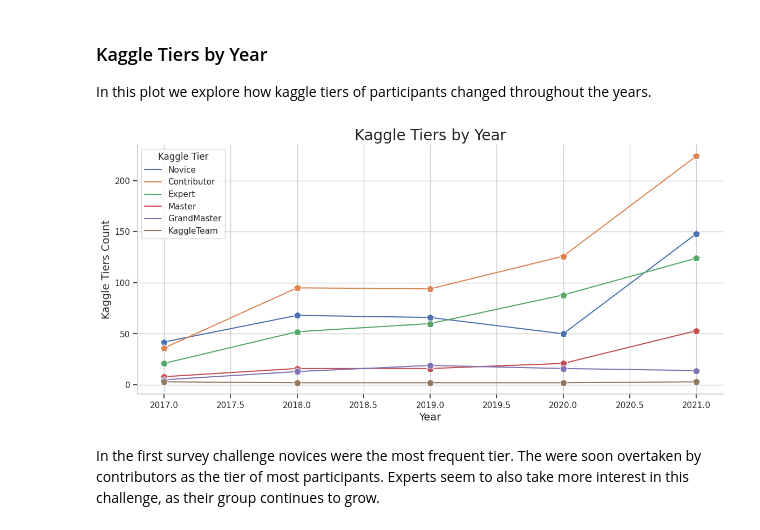
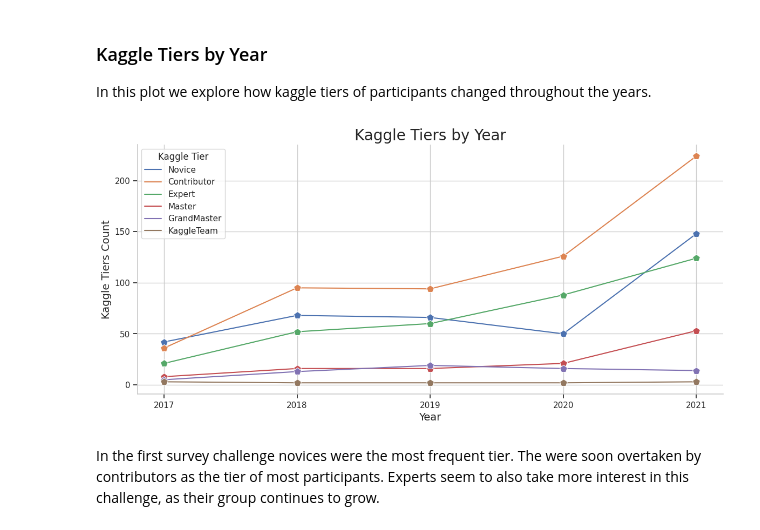
Before and after one commit to moratsam/kaggle-survey-2022, a Jupyter notebook: Kaggle_Survey_2022.ipynb, the cells around one changed output. Drawn from its saved outputs; the diff is of its cells as text; code cells hidden in the pictures.

```diff
--- a/Kaggle_Survey_2022.ipynb
+++ b/Kaggle_Survey_2022.ipynb
@@ -250,25 +252,26 @@ In this plot we explore how kaggle tiers of participants changed throughout the
 # %%
 tiers_df = without_null_df.groupby('year').tier.value_counts().rename("tier_count").reset_index()
 
 custom_params = {"axes.spines.right": False, "axes.spines.top": False}
 sns.set_theme(style="whitegrid", rc=custom_params)
 plt.figure(figsize=(14,6))
 
 tiers_plot = sns.lineplot(data=tiers_df,
                          x='year',
                          y='tier_count',
                          hue = 'tier',
                          marker="p",
                          markersize=10)
+tiers_plot.set_xticks(range(2017, 2022), labels=range(2017, 2022))
 plt.title('Kaggle Tiers by Year', fontsize=20)
 plt.xlabel('Year', fontsize=14);
 plt.ylabel('Kaggle Tiers Count', fontsize=14)
 plt.tick_params(bottom=True, left=True)
 plt.legend(loc='upper left', title='Kaggle Tier')
 
 plt.show()
 # %% [output]
-[figure, old version]
+[figure, new version]
 # %% [markdown]
 In the first survey challenge novices were the most frequent tier. The were soon overtaken by contributors as the tier of most participants. Experts seem to also take more interest in this challenge, as their group continues to grow.
 # %% [markdown]
```
Also changed, not shown: parts of 4 cells of this notebook.
